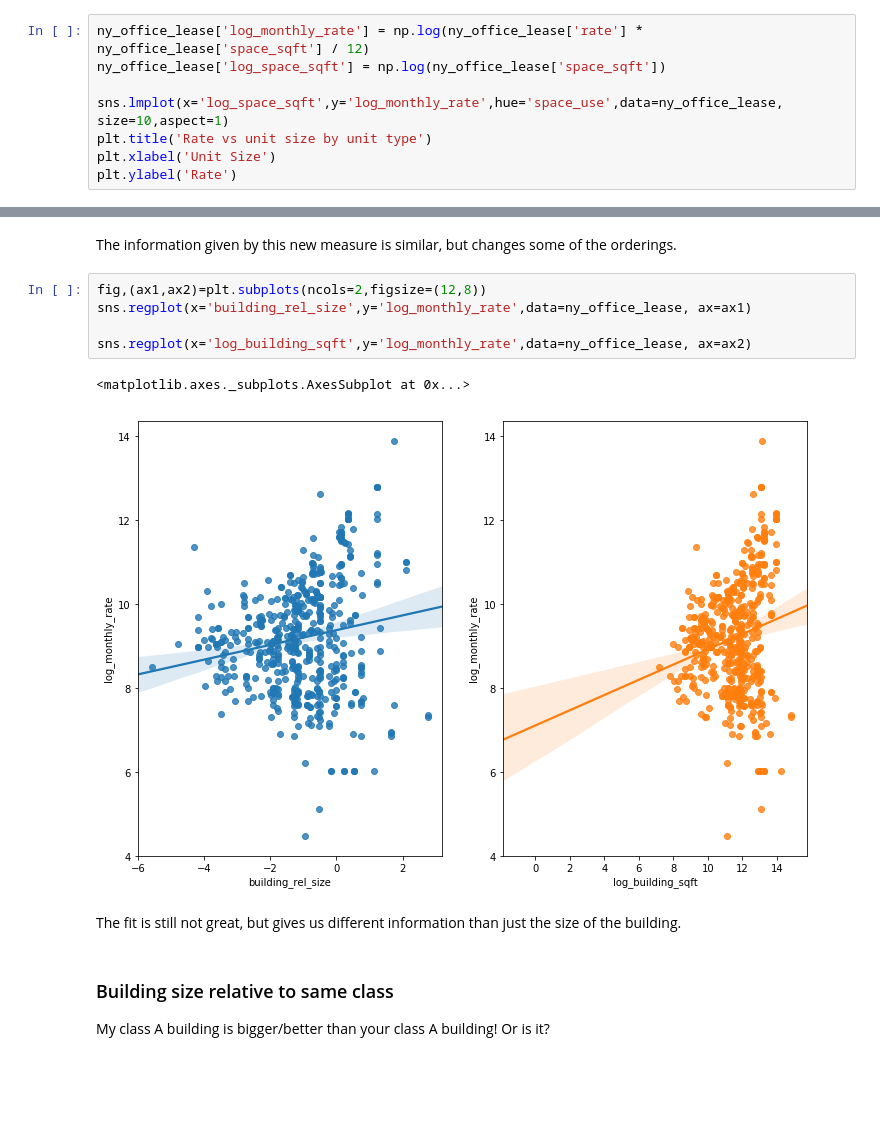
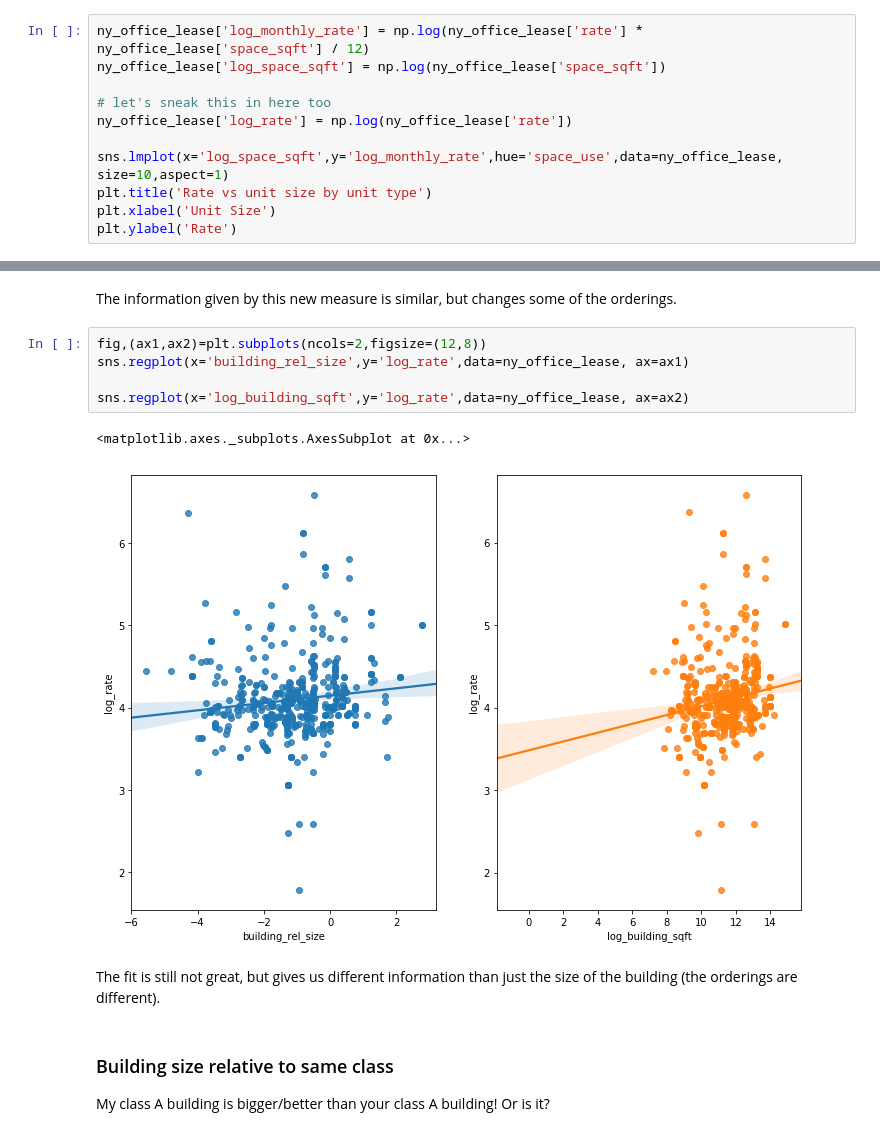
Before and after one commit to keithqu/dsp, a Jupyter notebook: manhattanofficelease/Manhattan Office Real Estate.ipynb, the cells around one changed output, grey strips where cells are left out. Cells and saved outputs as stored; diff of their text form; blank space fills up the shorter version.

Commit message:
Manhattan Office Rentals
Price estimates

```diff
--- a/manhattanofficelease/Manhattan Office Real Estate.ipynb
+++ b/manhattanofficelease/Manhattan Office Real Estate.ipynb
@@ -609,6 +605,9 @@ This is risky because this will inevitably decrease our training variances and e
 # %%
 ny_office_lease['log_monthly_rate'] = np.log(ny_office_lease['rate'] * ny_office_lease['space_sqft'] / 12)
 ny_office_lease['log_space_sqft'] = np.log(ny_office_lease['space_sqft'])
+
+# let's sneak this in here too
+ny_office_lease['log_rate'] = np.log(ny_office_lease['rate'])
 
 sns.lmplot(x='log_space_sqft',y='log_monthly_rate',hue='space_use',data=ny_office_lease, size=10,aspect=1)
 plt.title('Rate vs unit size by unit type')
@@ -633,14 +632,14 @@ ny_office_lease['building_rel_size'] = ny_office_lease['log_building_sqft'] - ny
 The information given by this new measure is similar, but changes some of the orderings.
 # %%
 fig,(ax1,ax2)=plt.subplots(ncols=2,figsize=(12,8))
-sns.regplot(x='building_rel_size',y='log_monthly_rate',data=ny_office_lease, ax=ax1)
+sns.regplot(x='building_rel_size',y='log_rate',data=ny_office_lease, ax=ax1)
 
-sns.regplot(x='log_building_sqft',y='log_monthly_rate',data=ny_office_lease, ax=ax2)
+sns.regplot(x='log_building_sqft',y='log_rate',data=ny_office_lease, ax=ax2)
 # %% [output]
 <matplotlib.axes._subplots.AxesSubplot at 0x...>
-[figure, old version]
+[figure, new version]
 # %% [markdown]
-The fit is still not great, but gives us different information than just the size of the building.
+The fit is still not great, but gives us different information than just the size of the building (the orderings are different).
 # %% [markdown]
 ### Building size relative to same class
 My class A building is bigger/better than your class A building! Or is it?
```
Also changed, not shown: parts of 25 cells of this notebook.
